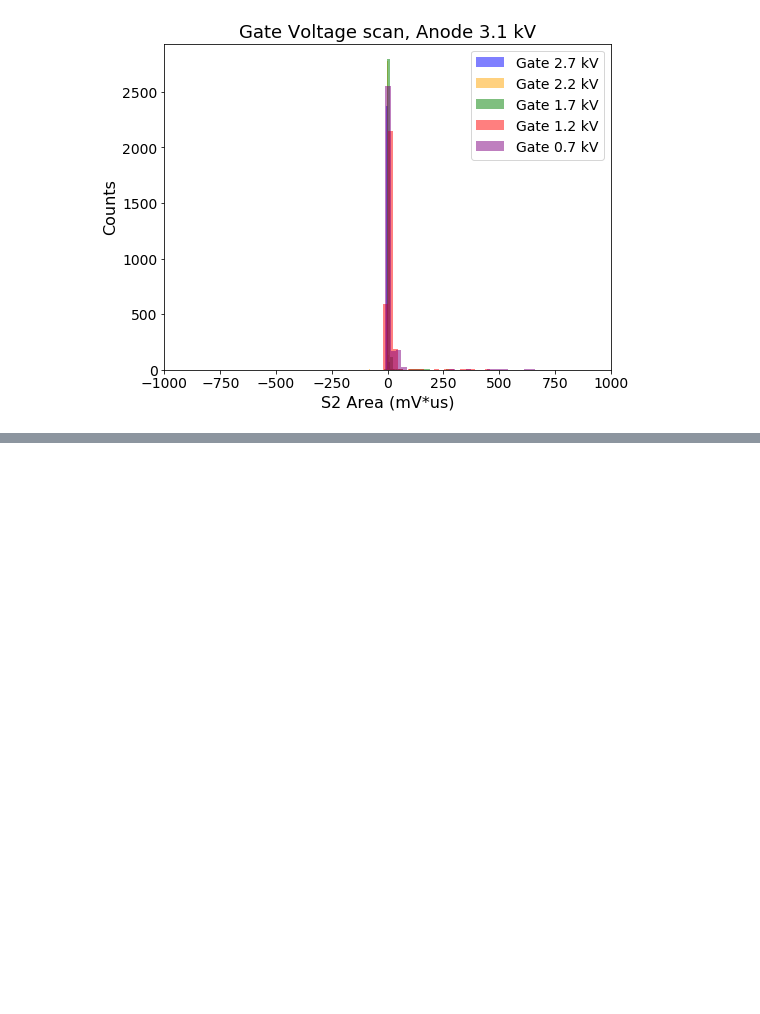
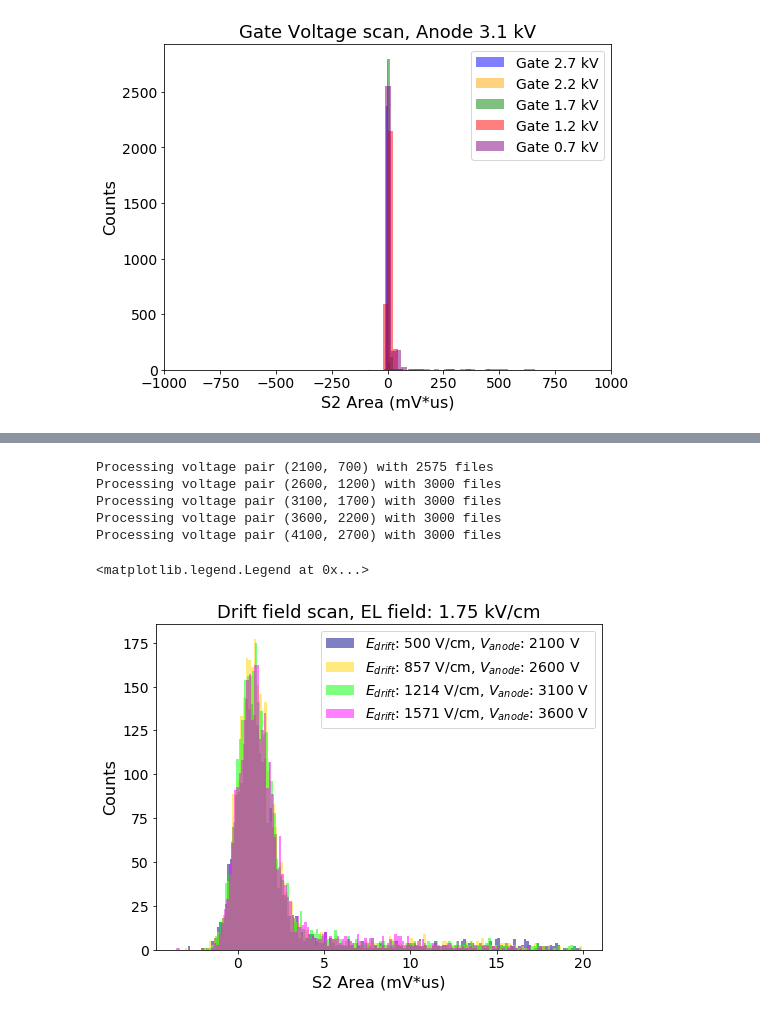
Before and after one commit to proscrite/RaTag, a Jupyter notebook: notebooks/VoltageScan_Analysis_S2_PC.ipynb, the cells around one changed output, grey strips where cells are left out. Cells and saved outputs as stored; diff of their text form; code cells hidden in the pictures; blank space fills up the shorter version.

Commit message:
Add scripts for analyzing field scans and correcting WFM filenames

```diff
--- a/notebooks/S2_spectrum_PC.ipynb
+++ b/notebooks/VoltageScan_Analysis_S2_PC.ipynb
@@ -68,7 +68,7 @@ trig_y = trig_y / (10 * np.max(trig_y))
 voltages_el = ['2100', '2600', '3100', '3600']
 
 # Build paths and file lists using a loop
-base_path_el = r'E:\Pablos_Mighty_measurements\RUN1\VoltageScan_5GSsec_EL{}_Gate700\\*.wfm'
+base_path_el = r'E:\Pablos_Mighty_measurements\RUN1\VoltageScans\VoltageScan_1GSsec_EL{}_Gate700\\*.wfm'
 voltage_files_el = {}
 for v in voltages_el:
     path = base_path_el.format(v)
@@ -171,7 +171,7 @@ trig_y = trig_y / (10 * np.max(trig_y))
 voltages = ['700', '1200', '1700', '2200', '2700']
 
 # Build paths and file lists using a loop
-base_path = r'E:\Pablos_Mighty_measurements\RUN1\VoltageScan_5GSsec_EL3100_Gate{}\\*.wfm'
+base_path = r'E:\Pablos_Mighty_measurements\RUN1\VoltageScans\VoltageScan_1GSsec_EL3100_Gate{}\\*.wfm'
 voltage_files = {}
 for v in voltages:
     path = base_path.format(v)
@@ -241,0 +280,42 @@ plt.legend()
+# %%
+# Define voltage scan groups and their file lists
+voltage_groups = {
+    (2100, 700) : files21,
+    (2600, 1200) : files26,
+    (3100, 1700) : files31,
+    (3600, 2200) : files36,
+    (4100, 2700) : files41
+}
+
+s2_lowcut = 0.5e-5
+s2_upcut = 1.5e-5
+hist_lowcut = -5
+hist_upcut = 20
+
+# Process all voltage groups
+s2_areas = {}
+s2_areas_cuts = {}
+for v, files in voltage_groups.items():
+    print(f"Processing voltage pair {v} with {len(files)} files")
+    arr = extract_s2_areas(files)
+    s2_areas[v] = arr
+    s2_areas_cuts[v] = apply_hist_cuts(arr, hist_lowcut, hist_upcut)
+# %% [output]
+Processing voltage pair (2100, 700) with 2575 files
+Processing voltage pair (2600, 1200) with 3000 files
+Processing voltage pair (3100, 1700) with 3000 files
+Processing voltage pair (3600, 2200) with 3000 files
+Processing voltage pair (4100, 2700) with 3000 files
+# %%
+plt.figure(figsize=(8, 6))
+for v, color in zip([(2100, 700), (2600, 1200), (3100, 1700), (3600, 2200)],
+                              ['darkblue', 'gold', 'lime', 'magenta']):
+    plt.hist(s2_areas_cuts[v], bins=150,
+             label=f"$E_{{drift}}$: {round(v[1]/1.4)} V/cm, $V_{{anode}}$: {v[0]} V",
+             alpha=0.5, color=color)
+
+plt.gca().set(xlabel='S2 Area (mV*us)', ylabel='Counts', title='Drift field scan, EL field: 1.75 kV/cm')
+plt.legend()
+# %% [output]
+<matplotlib.legend.Legend at 0x...>
+[figure, added]
```
Also changed, not shown: parts of 8 cells of this notebook, 3 other files.
